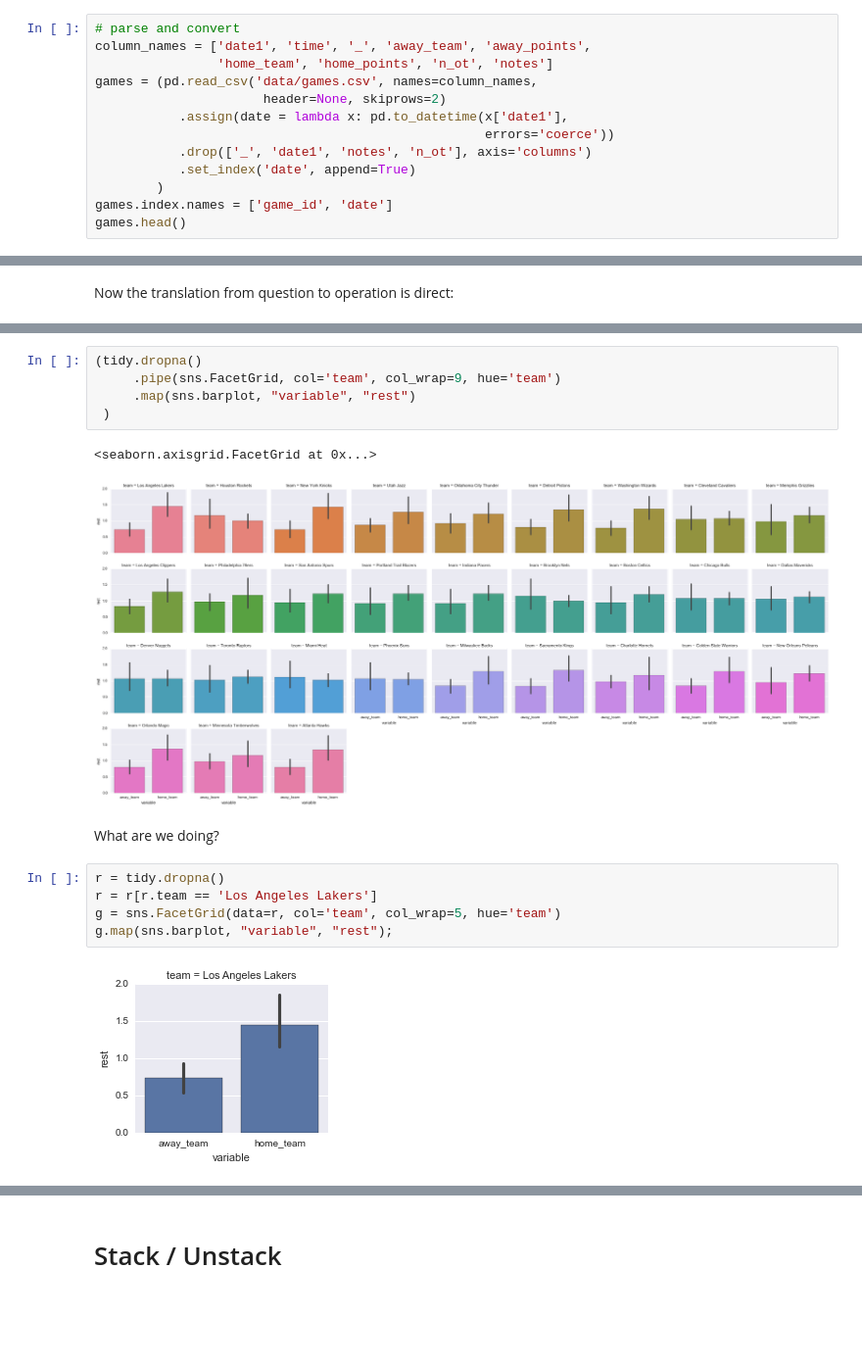
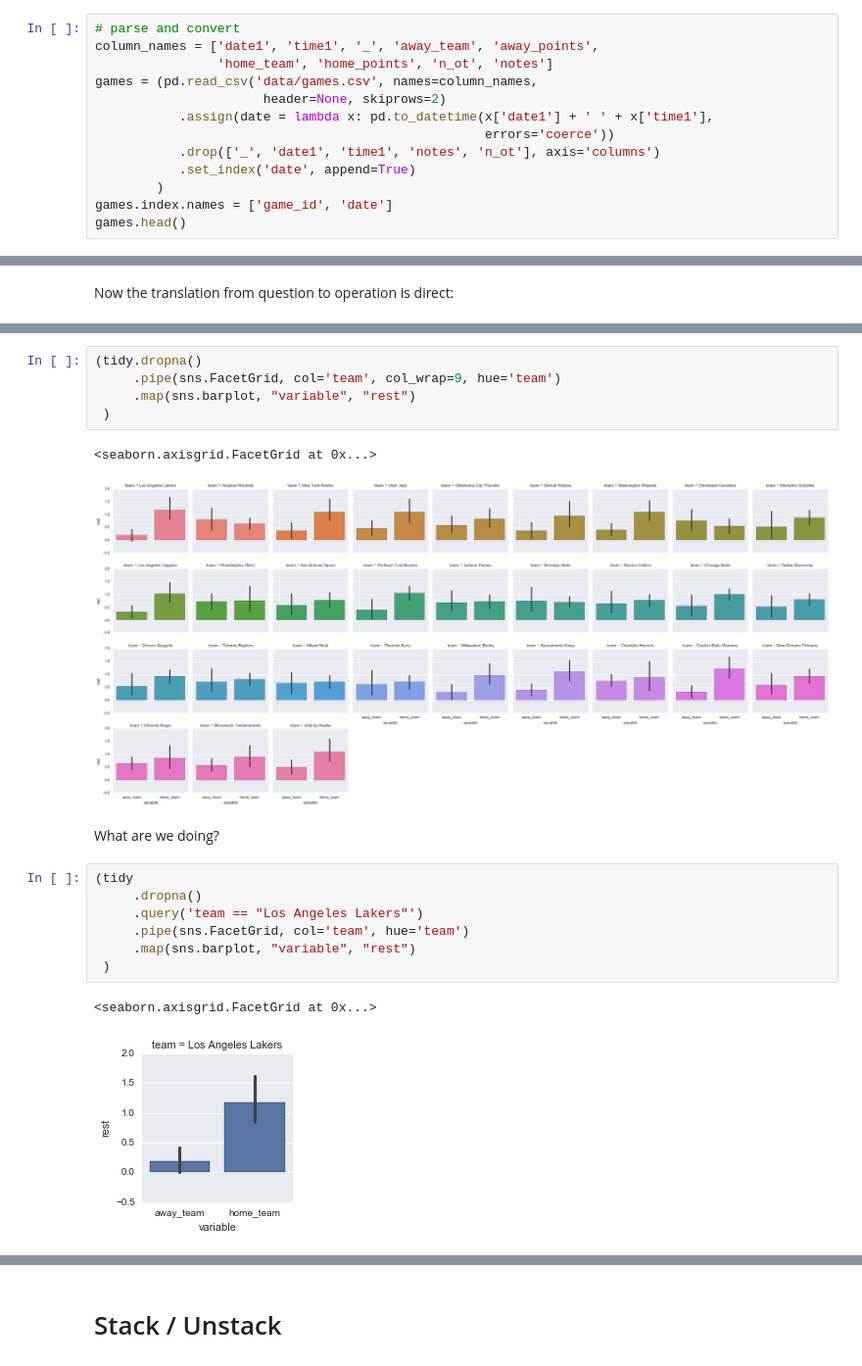
Before and after one commit to jreback/PyDataNYC2015, a Jupyter notebook: tutorial/4. Tidy Data.ipynb, the cells around one changed output, grey strips where cells are left out. Shown at 98% size. Cells and saved outputs as stored; diff of their text form; blank space fills up the shorter version.

```diff
--- a/tutorial/4. Tidy Data.ipynb
+++ b/tutorial/4. Tidy Data.ipynb
@@ -40,13 +40,13 @@ The Question:
 Whether or not your dataset is tidy depends on your question. Given our question, what is an observation?
 # %%
 # parse and convert
-column_names = ['date1', 'time', '_', 'away_team', 'away_points',
+column_names = ['date1', 'time1', '_', 'away_team', 'away_points',
                 'home_team', 'home_points', 'n_ot', 'notes']
 games = (pd.read_csv('data/games.csv', names=column_names,
                       header=None, skiprows=2)
-           .assign(date = lambda x: pd.to_datetime(x['date1'],
+           .assign(date = lambda x: pd.to_datetime(x['date1'] + ' ' + x['time1'],
                                                    errors='coerce'))
-           .drop(['_', 'date1', 'notes', 'n_ot'], axis='columns')
+           .drop(['_', 'date1', 'time1', 'notes', 'n_ot'], axis='columns')
            .set_index('date', append=True)
         )
 games.index.names = ['game_id', 'date']
@@ -147,14 +147,17 @@ tidy.dropna()
  )
 # %% [output]
 <seaborn.axisgrid.FacetGrid at 0x...>
-[figure, old version]
+[figure, new version]
 # %% [markdown]
 What are we doing?
 # %%
-r = tidy.dropna()
-r = r[r.team == 'Los Angeles Lakers']
-g = sns.FacetGrid(data=r, col='team', col_wrap=5, hue='team')
-g.map(sns.barplot, "variable", "rest");
+(tidy
+     .dropna()
+     .query('team == "Los Angeles Lakers"')
+     .pipe(sns.FacetGrid, col='team', hue='team')
+     .map(sns.barplot, "variable", "rest")
+ )
 # %% [output]
+<seaborn.axisgrid.FacetGrid at 0x...>
-[figure, old version]
+[figure, new version]
 # %%
```
Also changed, not shown: parts of 26 cells of this notebook, 2 other files.
